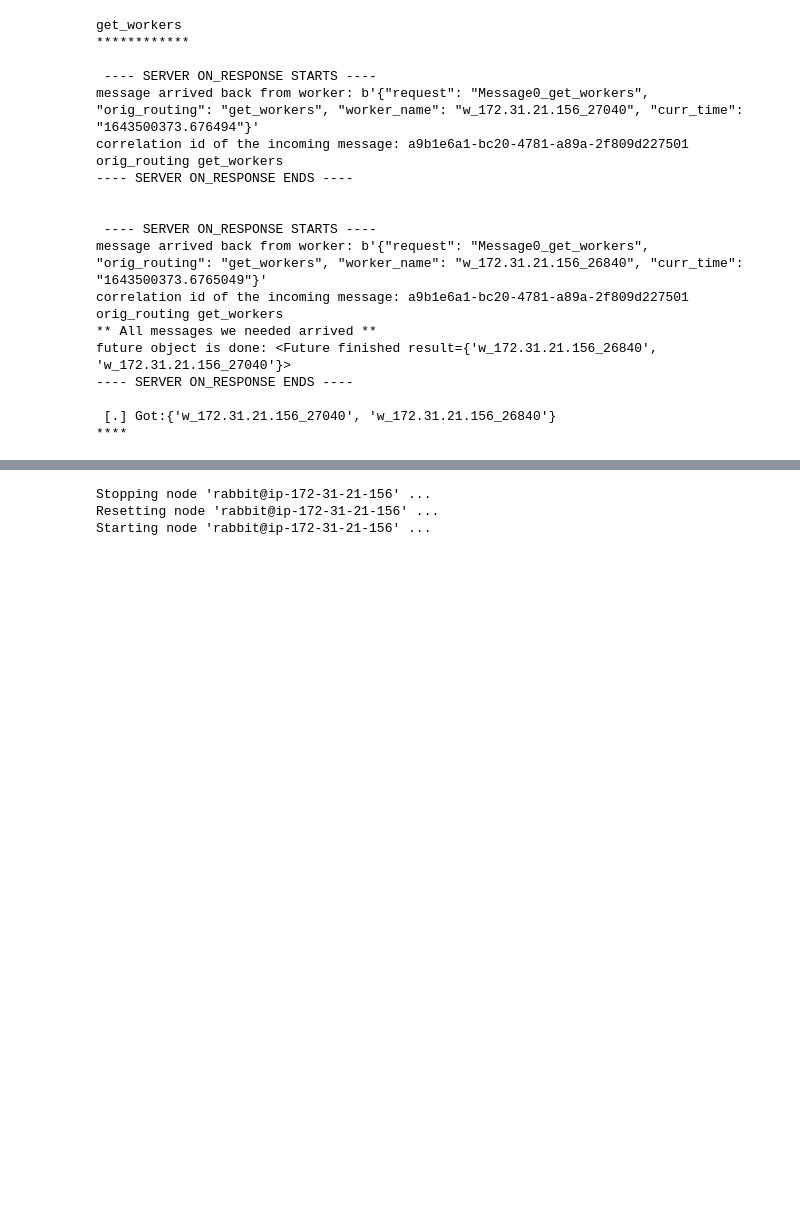
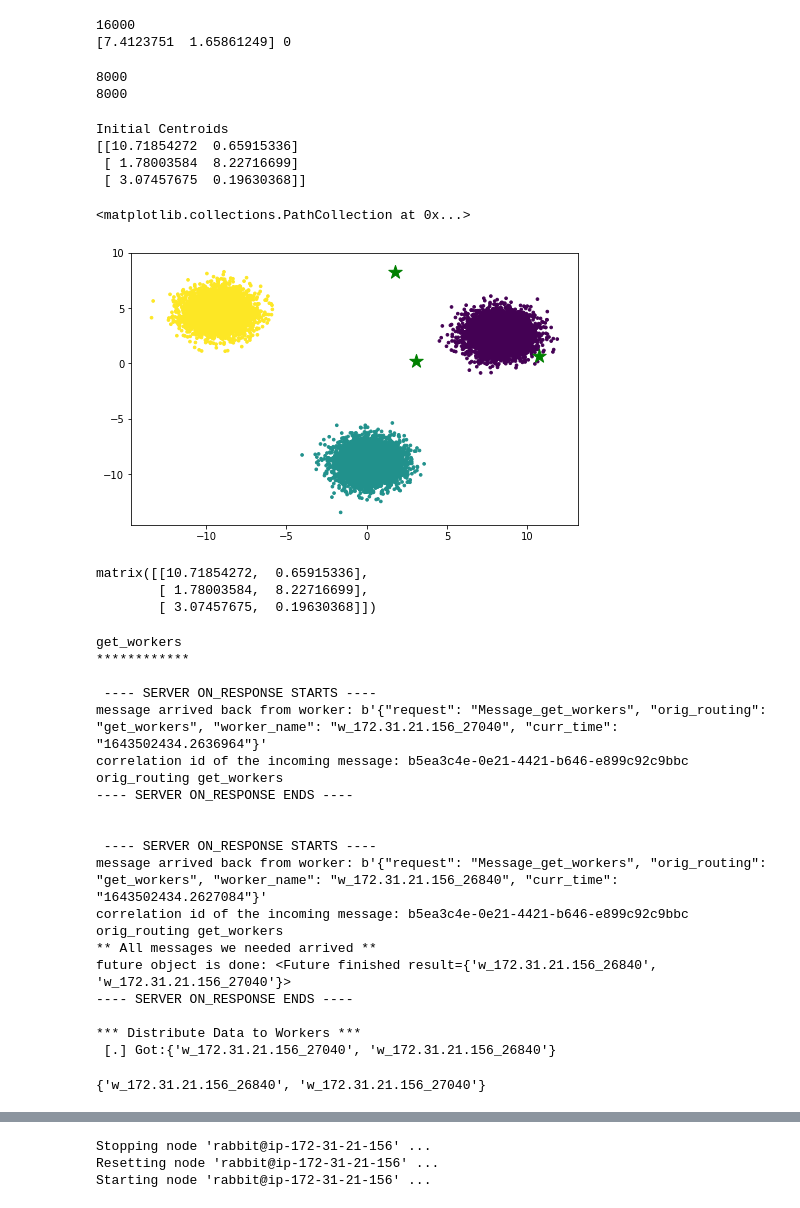
Before and after one commit to bapoczos/ScalableML, a Jupyter notebook: DistributedComputing/RabbitMQ/AIO_Pika/Example_11_Distributed_Kmeans/server.ipynb, the cells around one changed output, grey strips where cells are left out. Drawn from its saved outputs; the diff is of its cells as text; code cells hidden in the pictures; blank space fills up the shorter version.

```diff
--- a/DistributedComputing/RabbitMQ/AIO_Pika/Example_11_Distributed_Kmeans/server.ipynb
+++ b/DistributedComputing/RabbitMQ/AIO_Pika/Example_11_Distributed_Kmeans/server.ipynb
@@ -7,0 +13,6 @@ import json
+# %%
+n_samples=16000
+n_clusters=3
+n_features =2
+
+np.random.seed(seed=1023)
@@ -8,2 +21,59 @@ import json
+# %%
+Xs, Ys = make_blobs(n_samples=n_samples, n_features=n_features, centers=n_clusters, shuffle =False)
+# %%
+mydata= [{"points": x, "label": y} for x,y in zip(Xs,Ys)]
+print(len(mydata))
+print(mydata[15]['points'],mydata[15]['label'])
+# %% [output]
+16000
+[7.4123751  1.65861249] 0
+# %%
+# Split the sequence in a number of chunks and process those independently.
+
+if 1:
+    l = n_samples // num_of_workers
+    Xsubseqs = [mydata[i * l:(i + 1) * l] for i in range(num_of_workers - 1)]
+    Xsubseqs.append(mydata[(num_of_workers - 1) * l:])
+else:
+    splitting_points=[100,300,1000]
+    Xsubseqs=[]
+    Xsubseqs.append(mydata[0:splitting_points[0]])
+    Xsubseqs.append(mydata[splitting_points[0]:splitting_points[1]])
+    Xsubseqs.append(mydata[splitting_points[1]:splitting_points[2]])
+    Xsubseqs.append(mydata[splitting_points[2]:])
+
+for i in range(len(Xsubseqs)):
+    print(len(Xsubseqs[i]))
+# %% [output]
+8000
+8000
+# %%
+C=np.matrix(np.random.rand(n_clusters,n_features))*np.matrix(np.diag(np.max(Xs,0)))
+print("Initial Centroids")
+print(C)
+# %% [output]
+Initial Centroids
+[[10.71854272  0.65915336]
+ [ 1.78003584  8.22716699]
+ [ 3.07457675  0.19630368]]
+# %%
+%matplotlib inline
+plt.rcParams['figure.figsize'] = (8, 5)
+fig = plt.figure()
+
+# Plotting along with the Centroids
+#plt.scatter([actdata.points[0] for actdata in mydata], [actdata.points[1] for actdata in mydata])
+plt.scatter([actdata['points'][0] for actdata in mydata], [actdata['points'][1] for actdata in mydata],c=[actdata['label'] for actdata in mydata], s=7)
+
+plt.scatter(np.array(C[:,0]), np.array(C[:,1]), marker='*', s=200, c='g')
+# %% [output]
+<matplotlib.collections.PathCollection at 0x...>
+[figure, added]
+# %%
+C
+# %% [output]
+matrix([[10.71854272,  0.65915336],
+        [ 1.78003584,  8.22716699],
+        [ 3.07457675,  0.19630368]])
 # %%
 class RpcClient:
@@ -127,25 +202,28 @@ async def main_func(myiter,loop):
 # %%
-myiter=0
 loop = asyncio.get_event_loop()
-loop.run_until_complete(main_func(myiter,loop))
+my_rpc=loop.run_until_complete(main_func(num_of_workers,loop))
 # %% [output]
 get_workers
 ************
 
  ---- SERVER ON_RESPONSE STARTS ----
-message arrived back from worker: b'{"request": "Message0_get_workers", "orig_routing": "get_workers", "worker_name": "w_172.31.21.156_27040", "curr_time": "1643500373.676494"}'
-correlation id of the incoming message: a9b1e6a1-bc20-4781-a89a-2f809d227501
+message arrived back from worker: b'{"request": "Message_get_workers", "orig_routing": "get_workers", "worker_name": "w_172.31.21.156_27040", "curr_time": "1643502434.2636964"}'
+correlation id of the incoming message: b5ea3c4e-0e21-4421-b646-e899c92c9bbc
 orig_routing get_workers
 ---- SERVER ON_RESPONSE ENDS ----
 
 
  ---- SERVER ON_RESPONSE STARTS ----
-message arrived back from worker: b'{"request": "Message0_get_workers", "orig_routing": "get_workers", "worker_name": "w_172.31.21.156_26840", "curr_time": "1643500373.6765049"}'
-correlation id of the incoming message: a9b1e6a1-bc20-4781-a89a-2f809d227501
+message arrived back from worker: b'{"request": "Message_get_workers", "orig_routing": "get_workers", "worker_name": "w_172.31.21.156_26840", "curr_time": "1643502434.2627084"}'
+correlation id of the incoming message: b5ea3c4e-0e21-4421-b646-e899c92c9bbc
 orig_routing get_workers
 ** All messages we needed arrived **
 future object is done: <Future finished result={'w_172.31.21.156_26840', 'w_172.31.21.156_27040'}>
 ---- SERVER ON_RESPONSE ENDS ----
 
+*** Distribute Data to Workers ***
  [.] Got:{'w_172.31.21.156_27040', 'w_172.31.21.156_26840'}
-****
+# %%
+my_rpc.set_of_workers
+# %% [output]
+{'w_172.31.21.156_26840', 'w_172.31.21.156_27040'}
```
Also changed, not shown: parts of 7 cells of this notebook, 2 other files.
